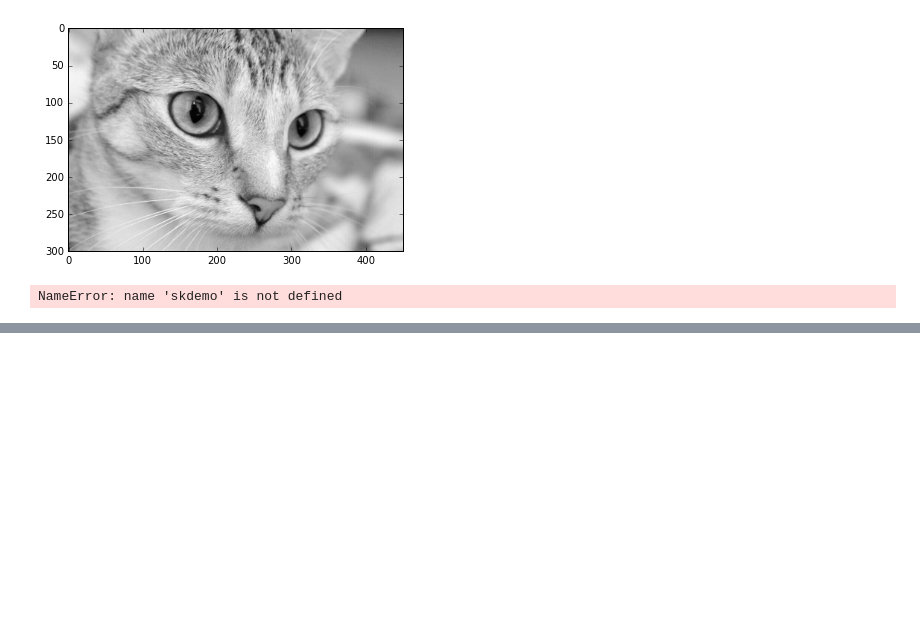
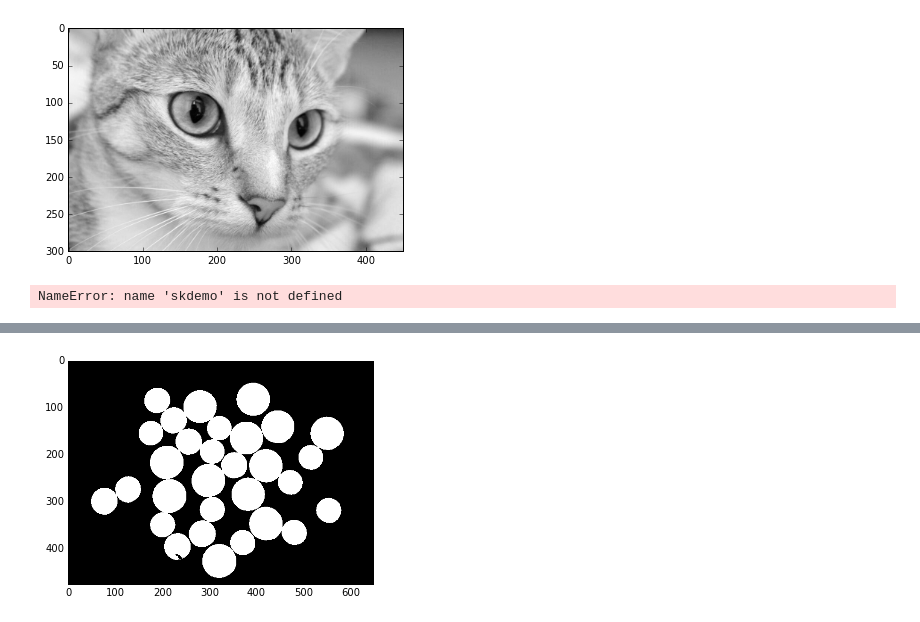
Before and after one commit to statkclee/trilobite, a Jupyter notebook: skimage-scipy-mgmt.ipynb, the cells around one changed output, grey strips where cells are left out. Saved outputs shown, nothing was run; the diff lists cells and outputs as text; code cells hidden in the pictures; blank space fills up the shorter version.

```diff
--- a/skimage-scipy-mgmt.ipynb
+++ b/skimage-scipy-mgmt.ipynb
@@ -30,0 +79,10 @@ NameError: name 'skdemo' is not defined
+# %%
+from skimage import morphology
+from skimage.morphology import disk
+
+coin_mask_clean = morphology.remove_small_objects(coin_mask)
+coin_mask_clean = ~morphology.remove_small_objects(~coin_mask_clean)
+
+plt.imshow(coin_mask_clean, cmap='gray');
+# %% [output]
+[figure, added]
```
Also changed, not shown: parts of 9 cells of this notebook, 8 other files.
